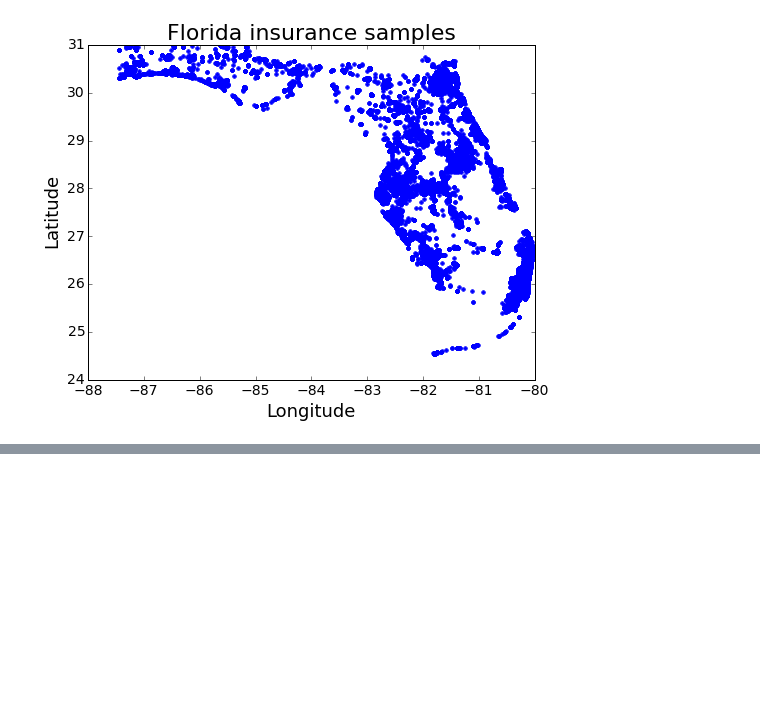
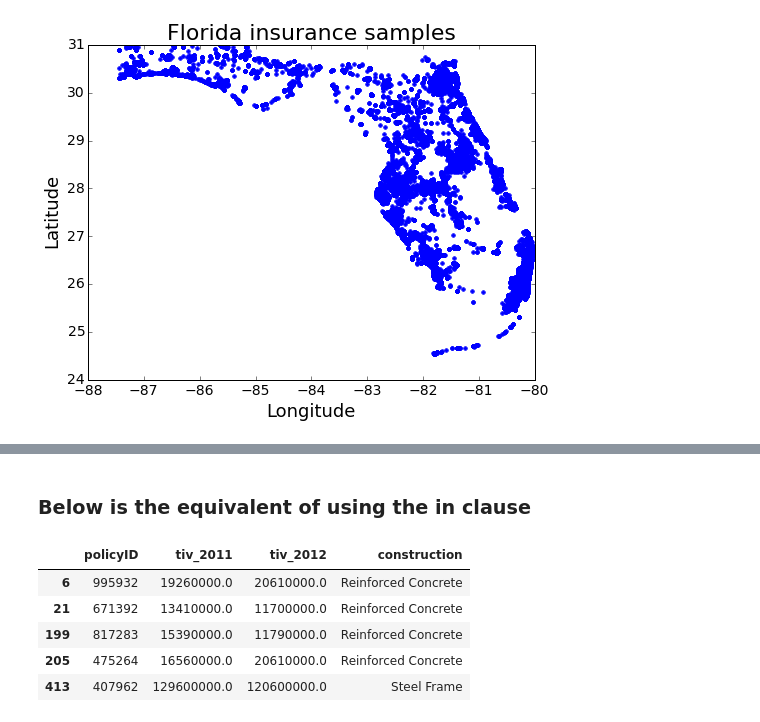
Before and after one commit to jhalverson/data_science, a Jupyter notebook: sql_mysql/pandas_sql_comparison.ipynb, the cells around one changed output, grey strips where cells are left out. Cells and saved outputs as stored; diff of their text form; code cells hidden in the pictures; blank space fills up the shorter version.

```diff
--- a/sql_mysql/pandas_sql_comparison.ipynb
+++ b/sql_mysql/pandas_sql_comparison.ipynb
@@ -96,0 +149,11 @@ Name: county, dtype: int64
+# %% [markdown]
+### Below is the equivalent of using the in clause
+# %%
+df[['policyID', 'tiv_2011', 'tiv_2012', 'construction']][df.construction.isin(['Steel Frame', 'Reinforced Concrete'])].head()
+# %% [output]
+|  | policyID | tiv_2011 | tiv_2012 | construction |
+| 6 | 995932 | 19260000.0 | 20610000.0 | Reinforced Concrete |
+| 21 | 671392 | 13410000.0 | 11700000.0 | Reinforced Concrete |
+| 199 | 817283 | 15390000.0 | 11790000.0 | Reinforced Concrete |
+| 205 | 475264 | 16560000.0 | 20610000.0 | Reinforced Concrete |
+| 413 | 407962 | 129600000.0 | 120600000.0 | Steel Frame |
```
Also changed, not shown: parts of 13 cells of this notebook, 1 other file.
